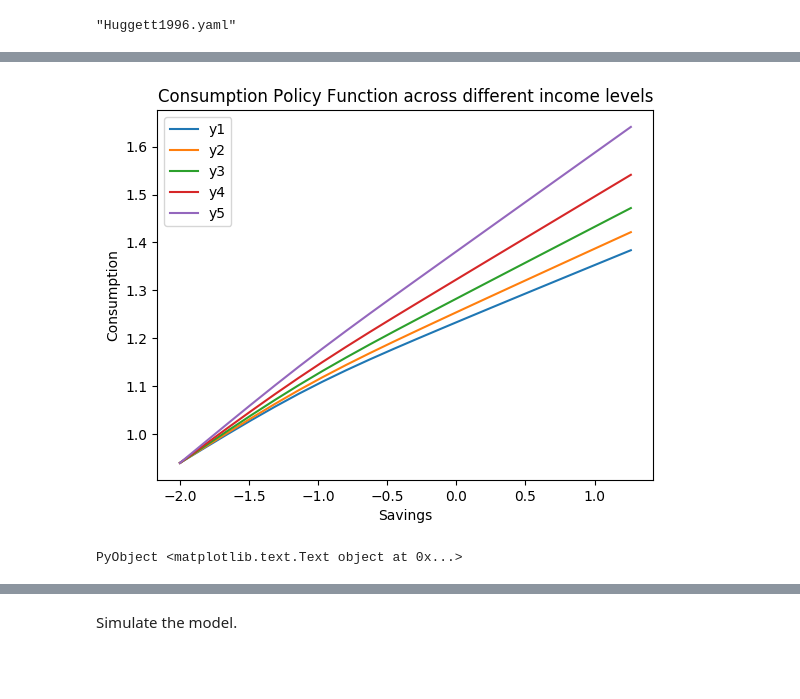
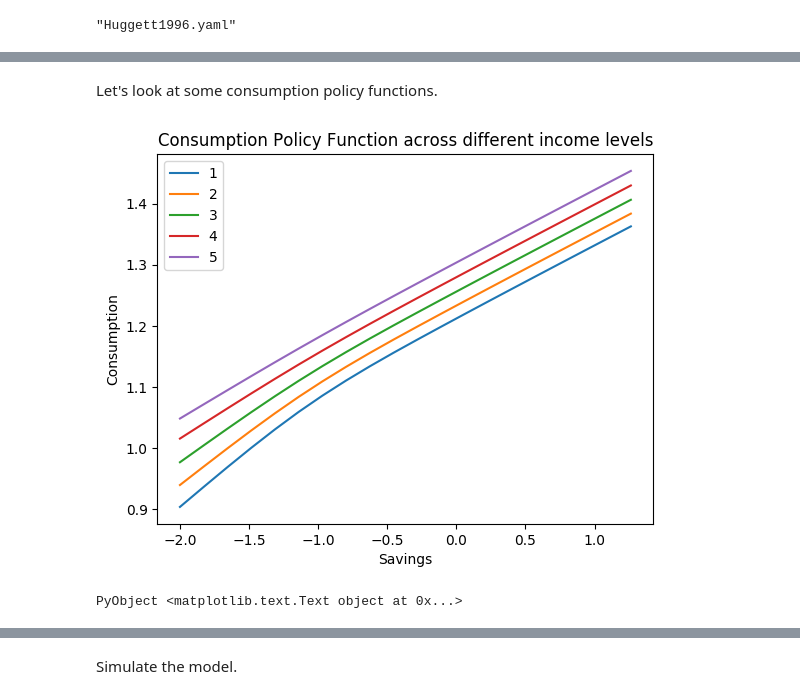
Before and after one commit to azheng25/OLG-Examples, a Jupyter notebook: Huggett1996Dolo.ipynb, the cells around one changed output, grey strips where cells are left out. Cells and saved outputs as stored; diff of their text form; code cells hidden in the pictures; blank space fills up the shorter version.

```diff
--- a/Huggett1996Dolo.ipynb
+++ b/Huggett1996Dolo.ipynb
@@ -77,38 +69,37 @@ Results of Time Iteration Algorithm
  * Number of iterations: 1
  * Convergence: true
    * |x - x'| < 1.0e-08: true
-# %%
-drtab = Dolo.tabulate(model, dr, :s)
-s0 = model.calibration[:states]
-dr_y1 = Dolo.tabulate(model, dr, :s, s0, 1); # lowest income value  -age 1
-dr_y2 = Dolo.tabulate(model, dr, :s, s0, 10); # second income value  -age 1
-dr_y3 = Dolo.tabulate(model, dr, :s, s0, 19); # third income value  -age 1
-dr_y4 = Dolo.tabulate(model, dr, :s, s0, 28);# fourth income value  -age 1
-dr_y5 = Dolo.tabulate(model, dr, :s, s0, 37); # fifth income value  -age 1
-
-r=0.002
-ygrid=[-0.0968141 -0.0580885 -0.0193628 0.0193628 0.0580885 0.0968141]
-
-c_y1=exp(ygrid[1])+dr_y1[:s]*r-dr_y1[Axis{:V}(:a)];
-c_y2=exp(ygrid[2])+dr_y2[:s]*r-dr_y2[Axis{:V}(:a)];
-c_y3=exp(ygrid[3])+dr_y3[:s]*r-dr_y3[Axis{:V}(:a)];
-c_y4=exp(ygrid[4])+dr_y4[:s]*r-dr_y4[Axis{:V}(:a)];
-c_y5=exp(ygrid[5])+dr_y4[:s]*r-dr_y5[Axis{:V}(:a)];
+# %% [markdown]
+Let's look at some consumption policy functions.
+# %%
+
+drtab = Dolo.tabulate(model, dr, :s)
+
+# First we have to get the policy functions
+s0 = model.calibration[:states]
+num_ages= 9 # number of ages  + 1 for death state
+y_states=[num_ages*n-(num_ages-1) for n in 1:5]
+num_yplots=length(y_states)
+dr_ylist=[Dolo.tabulate(model, dr, :s, s0, y) for y in y_states]
+
+r=model.calibration.flat[:r]
+
+ygrid=[Dolo.node(model.exogenous,num_ages*i-(num_ages-1))[1] for i in 1:6]
+c_ylist=[exp(ygrid[y])+dr_ylist[y][:s]*r-dr_ylist[y][Axis{:V}(:a)] for y in 1:num_yplots];
 # %%
 # Plot the consumption policy function across different income levels for age 1
 import PyPlot
 plt=PyPlot
 end_y=20
 
-plt.plot(dr_y1[Axis{:V}(:s)][1:end_y],c_y1[1:end_y], label="y1")
-plt.plot(dr_y2[Axis{:V}(:s)][1:end_y],c_y2[1:end_y], label="y2")
-plt.plot(dr_y3[Axis{:V}(:s)][1:end_y],c_y3[1:end_y], label="y3")
-plt.plot(dr_y4[Axis{:V}(:s)][1:end_y],c_y4[1:end_y], label="y4")
-plt.plot(dr_y5[Axis{:V}(:s)][1:end_y],c_y5[1:end_y], label="y5")
+for i=1:num_yplots
+    plt.plot(dr_ylist[i][Axis{:V}(:s)][1:end_y],c_ylist[i][1:end_y], label=i)
+end
+
 plt.legend()
 plt.xlabel("Savings")
 plt.ylabel("Consumption")
 plt.title("Consumption Policy Function across different income levels")
 # %% [output]
-[figure, old version]
+[figure, new version]
 PyObject <matplotlib.text.Text object at 0x...>
```
Also changed, not shown: parts of 12 cells of this notebook, 1 other file.
